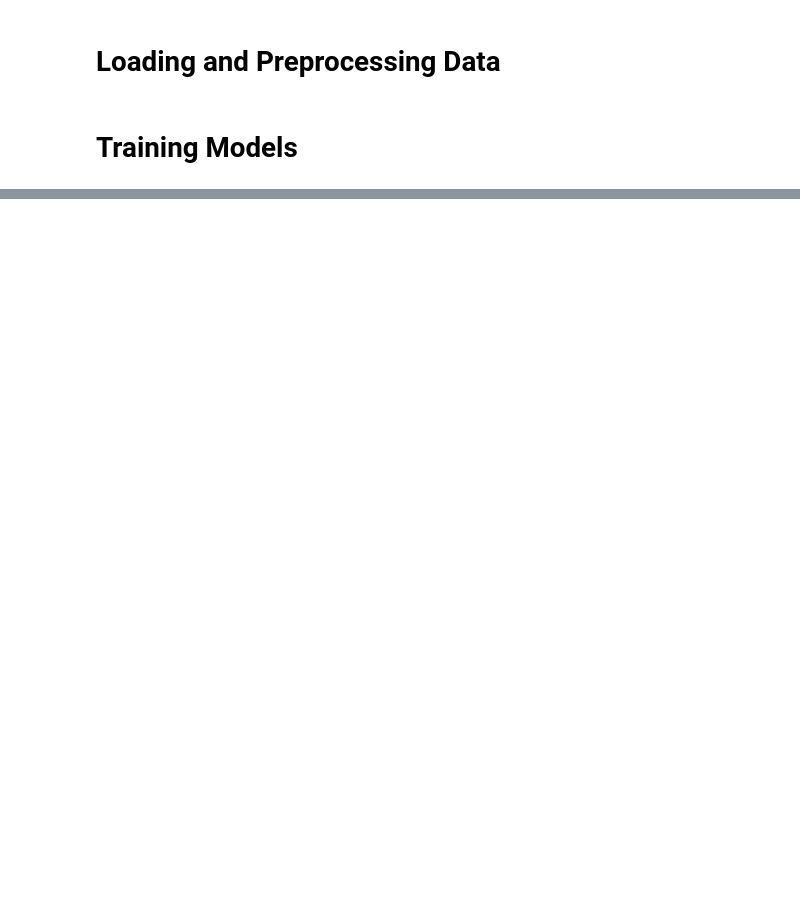
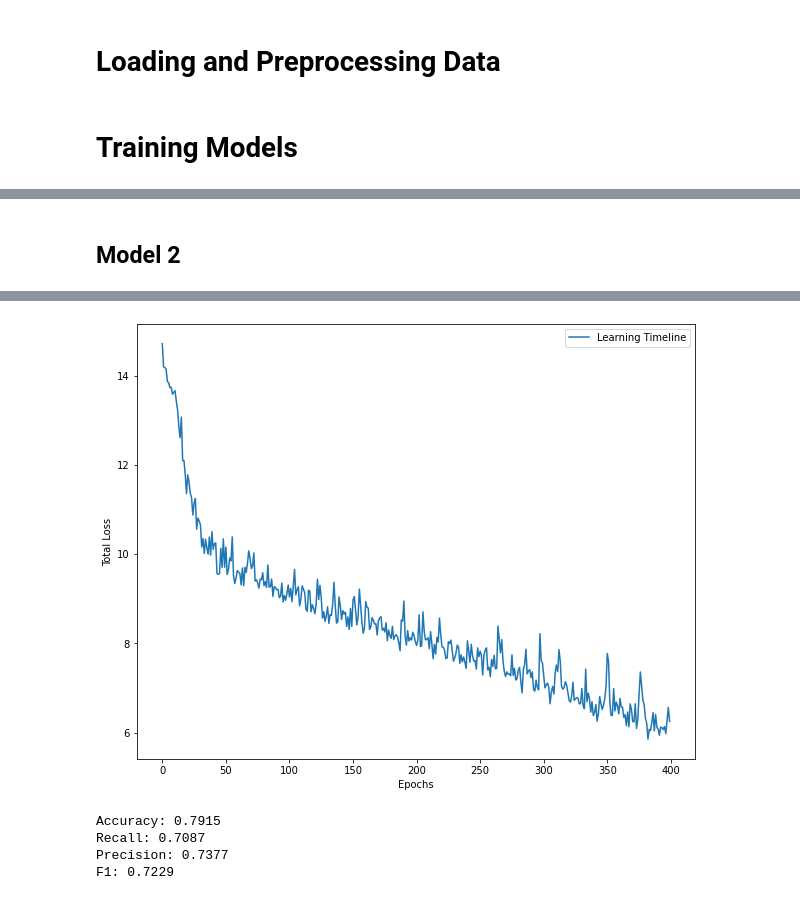
Before and after one commit to CoolmixZero/nn-optimization, a Jupyter notebook: main.ipynb, the cells around one changed output, grey strips where cells are left out. Saved outputs shown, nothing was run; the diff lists cells and outputs as text; code cells hidden in the pictures; blank space fills up the shorter version.

```diff
--- a/main.ipynb
+++ b/main.ipynb
@@ -74,0 +61,5 @@ loss, torch.count_nonzero(acc_mask)/len(acc_mask)
+# %% [markdown]
+## Model 2
+# %%
+evaluate_model(Model2(X_train.shape[1]), train_loader, X_test, y_test, 400, 'model2')
+# %% [output]
@@ -74,0 +76,5 @@ loss, torch.count_nonzero(acc_mask)/len(acc_mask)
+[figure, added]
+Accuracy: 0.7915
+Recall: 0.7087
+Precision: 0.7377
+F1: 0.7229
```
Also changed, not shown: parts of 7 cells of this notebook, 5 other files.
